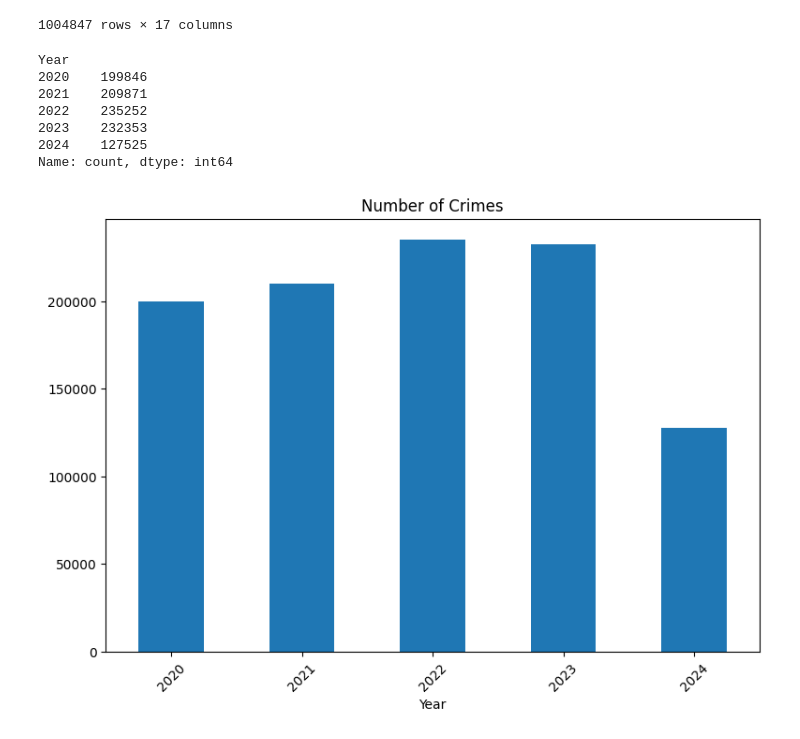
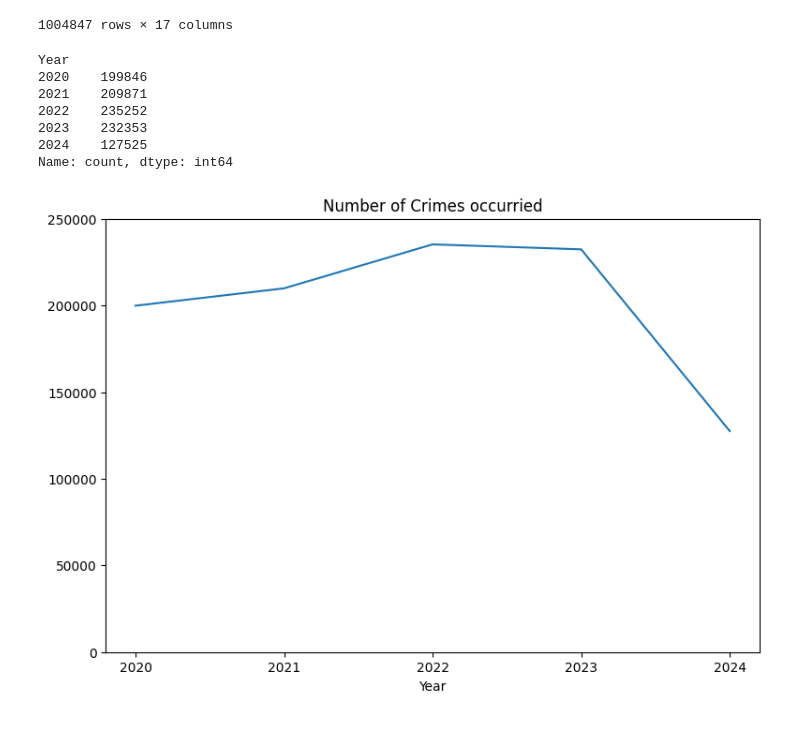
Before and after one commit to ChunKuiLau/Project-1, a Jupyter notebook: EDA mini project.ipynb, the cells around one changed output. Drawn from its saved outputs; the diff is of its cells as text; code cells hidden in the pictures.

```diff
--- a/EDA mini project.ipynb
+++ b/EDA mini project.ipynb
@@ -150 +151,20 @@ df_dropped
 updated_df = df_dropped.sort_values(by =['DATE OCC'], ascending = True)
+# %%
+# Replace Vict Sex types H, X and - to Not specific
+updated_df['Vict Sex']= updated_df['Vict Sex'].replace(['H', 'X', '-'], np.nan)
+updated_df['Vict Sex']= updated_df['Vict Sex'].fillna('Not Specific')
+# %%
+# Summarise the ethnicity groups for better readability
+# Asian: {"A", "C", "D", "F", "J", "K", "L", "V", "Z"}
+# American: {"G", "H", "P", "S", "U"}
+# Black: {"B", "I"}
+# White: {"W"}
+# Not Specific: {"O", "X",'-',NaN}
+
+updated_df['Vict Descent']= updated_df['Vict Descent'].replace(["A", "C", "D", "F", "J", "K", "L", "V", "Z"], 'Asian')
+updated_df['Vict Descent']= updated_df['Vict Descent'].replace(["G", "H", "P", "S", "U"], 'American')
+updated_df['Vict Descent']= updated_df['Vict Descent'].replace(["B", "I"], 'Black')
+updated_df['Vict Descent']= updated_df['Vict Descent'].replace(["W"], 'White')
+updated_df['Vict Descent']= updated_df['Vict Descent'].replace(["O", "X",'-'], 'Not Specific')
+updated_df['Vict Descent']= updated_df['Vict Descent'].fillna('Not Specific')
+updated_df['Vict Descent']
@@ -171,18 +215,22 @@ new_table_year = year_dummy_df[['Year_2020','Year_2021','Year_2022','Year_2023',
-# %%
-updated_df.Year.value_counts().sort_index()
-# %% [output]
-Year
-2020    199846
-2021    209871
-2022    235252
-2023    232353
-2024    127525
-Name: count, dtype: int64
+# %%
+#Count the number of crimes by year
+updated_df.Year.value_counts().sort_index()
+# %% [output]
+Year
+2020    199846
+2021    209871
+2022    235252
+2023    232353
+2024    127525
+Name: count, dtype: int64
 # %%
-updated_df.Year.value_counts().sort_index().plot(kind='bar', figsize=(9,6))
+#Plot a line chart "Number of Crimes by years"
+
+updated_df.Year.value_counts().sort_index().plot(kind='line', figsize=(9,6))
 plt.title('Number of Crimes occurried')
-plt.xlabel('Year')
-plt.xticks(rotation=45) #rotating the x-axis labels by 45 degrees
+plt.xlabel('Year') #rotating the x-axis labels by 45 degrees
+plt.xticks(ticks=range(int(updated_df.Year.min()), int(updated_df.Year.max()) + 1))
+plt.ylim(0,250000)
 plt.show()
 # %% [output]
-[figure, old version]
+[figure, new version]
```
Also changed, not shown: parts of 9 cells of this notebook, 2 other files.
